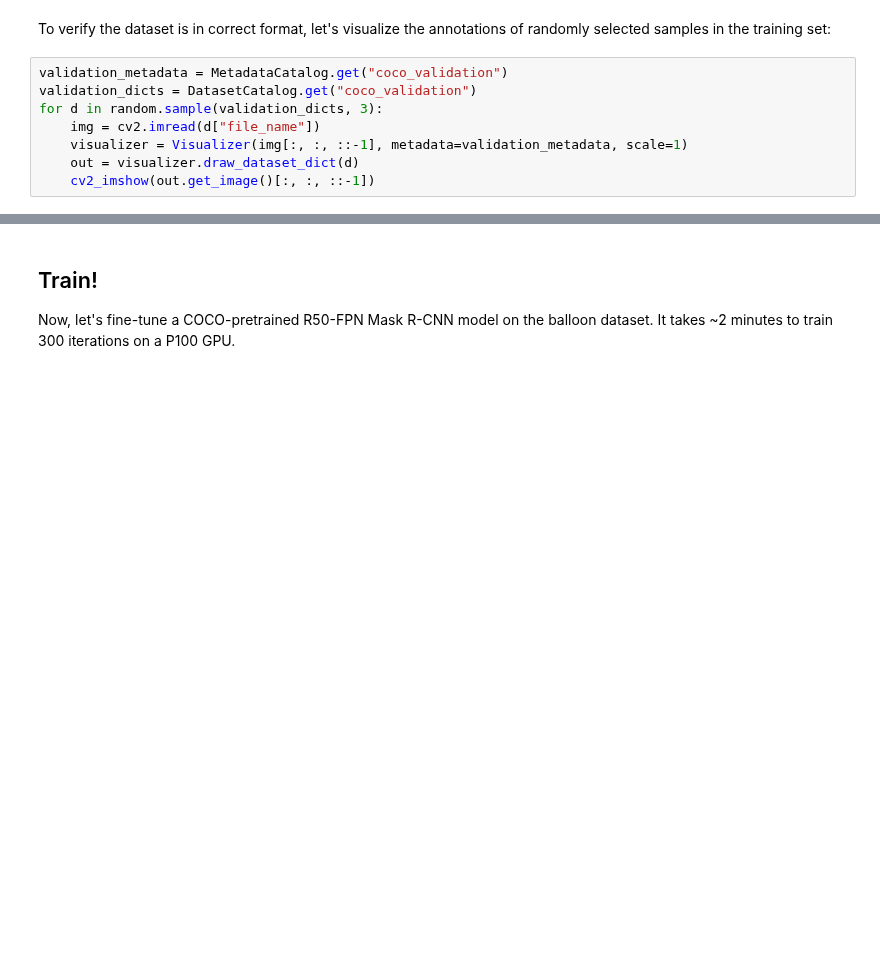
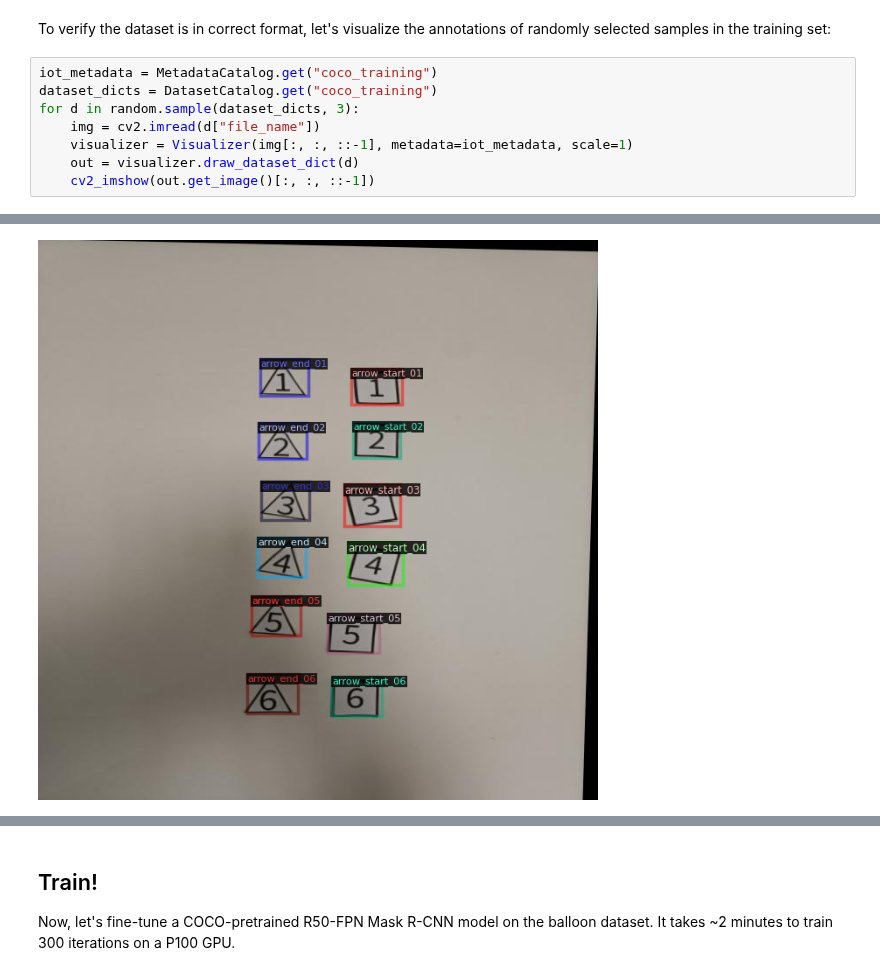
Before and after one commit to lollobeach/SceneToModel, a Jupyter notebook: ObjectDetection/OBJ_detectron2.ipynb, the cells around one changed output, grey strips where cells are left out. Cells and saved outputs as stored; diff of their text form; blank space fills up the shorter version.

```diff
--- a/ObjectDetection/OBJ_detectron2.ipynb
+++ b/ObjectDetection/OBJ_detectron2.ipynb
@@ -106,10 +101,11 @@ Mounted at /content/drive
 # %% [markdown]
 To verify the dataset is in correct format, let's visualize the annotations of randomly selected samples in the training set:
 # %%
-validation_metadata = MetadataCatalog.get("coco_validation")
-validation_dicts = DatasetCatalog.get("coco_validation")
-for d in random.sample(validation_dicts, 3):
+iot_metadata = MetadataCatalog.get("coco_training")
+dataset_dicts = DatasetCatalog.get("coco_training")
+for d in random.sample(dataset_dicts, 3):
     img = cv2.imread(d["file_name"])
-    visualizer = Visualizer(img[:, :, ::-1], metadata=validation_metadata, scale=1)
+    visualizer = Visualizer(img[:, :, ::-1], metadata=iot_metadata, scale=1)
     out = visualizer.draw_dataset_dict(d)
     cv2_imshow(out.get_image()[:, :, ::-1])
+# %% [output]
@@ -115,0 +114 @@ for d in random.sample(validation_dicts, 3):
+[figure, added]
```
Also changed, not shown: parts of 4 cells of this notebook.
